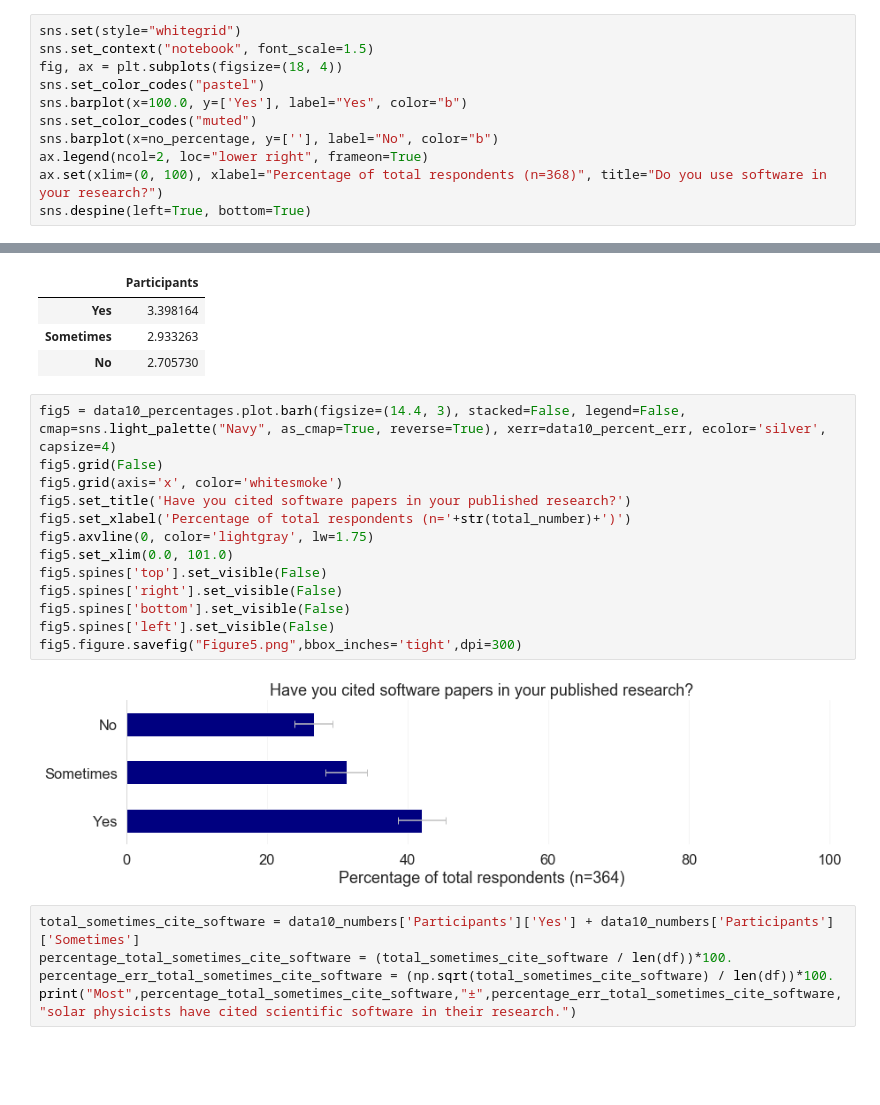
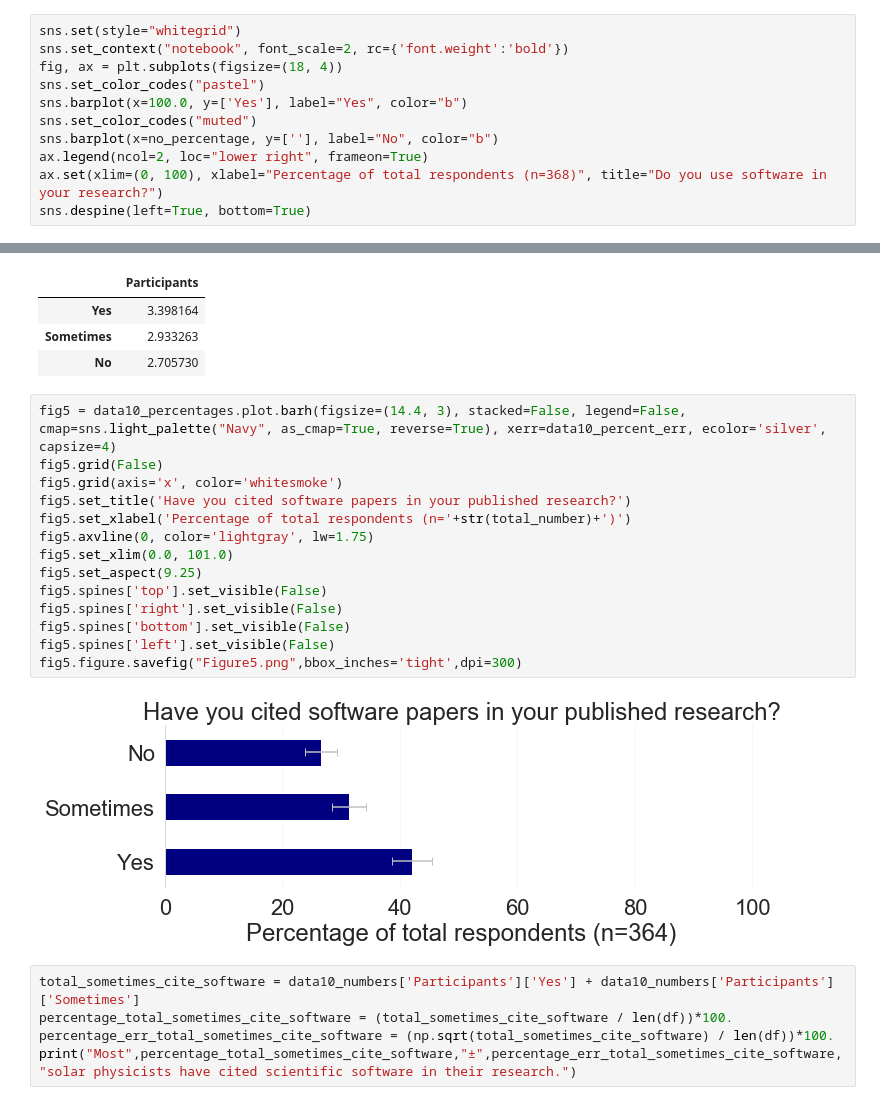
Before and after one commit to sunpy/survey, a Jupyter notebook: 2019_survey/computational_tools_in_solar_physics.ipynb, the cells around one changed output, grey strips where cells are left out. Saved outputs shown, nothing was run; the diff lists cells and outputs as text; blank space fills up the shorter version.

```diff
--- a/2019_survey/computational_tools_in_solar_physics.ipynb
+++ b/2019_survey/computational_tools_in_solar_physics.ipynb
@@ -372,7 +372,7 @@ no_percentage_error = (no_numbers_error/total_number)*100.
 Make a plot using [seaborn](https://seaborn.pydata.org/) to inherit seaborn display properties within the notebook:
 # %%
 sns.set(style="whitegrid")
-sns.set_context("notebook", font_scale=1.5)
+sns.set_context("notebook", font_scale=2, rc={'font.weight':'bold'})
 fig, ax = plt.subplots(figsize=(18, 4))
 sns.set_color_codes("pastel")
 sns.barplot(x=100.0, y=['Yes'], label="Yes", color="b")
@@ -1028,18 +1028,19 @@ data10_percent_err
 # %%
 fig5 = data10_percentages.plot.barh(figsize=(14.4, 3), stacked=False, legend=False, cmap=sns.light_palette("Navy", as_cmap=True, reverse=True), xerr=data10_percent_err, ecolor='silver', capsize=4)
 fig5.grid(False)
 fig5.grid(axis='x', color='whitesmoke')
 fig5.set_title('Have you cited software papers in your published research?')
 fig5.set_xlabel('Percentage of total respondents (n='+str(total_number)+')')
 fig5.axvline(0, color='lightgray', lw=1.75)
 fig5.set_xlim(0.0, 101.0)
+fig5.set_aspect(9.25)
 fig5.spines['top'].set_visible(False)
 fig5.spines['right'].set_visible(False)
 fig5.spines['bottom'].set_visible(False)
 fig5.spines['left'].set_visible(False)
 fig5.figure.savefig("Figure5.png",bbox_inches='tight',dpi=300)
 # %% [output]
-[figure, old version]
+[figure, new version]
 # %%
 total_sometimes_cite_software = data10_numbers['Participants']['Yes'] + data10_numbers['Participants']['Sometimes']
 percentage_total_sometimes_cite_software = (total_sometimes_cite_software / len(df))*100.
```
Also changed, not shown: parts of 9 cells of this notebook.
